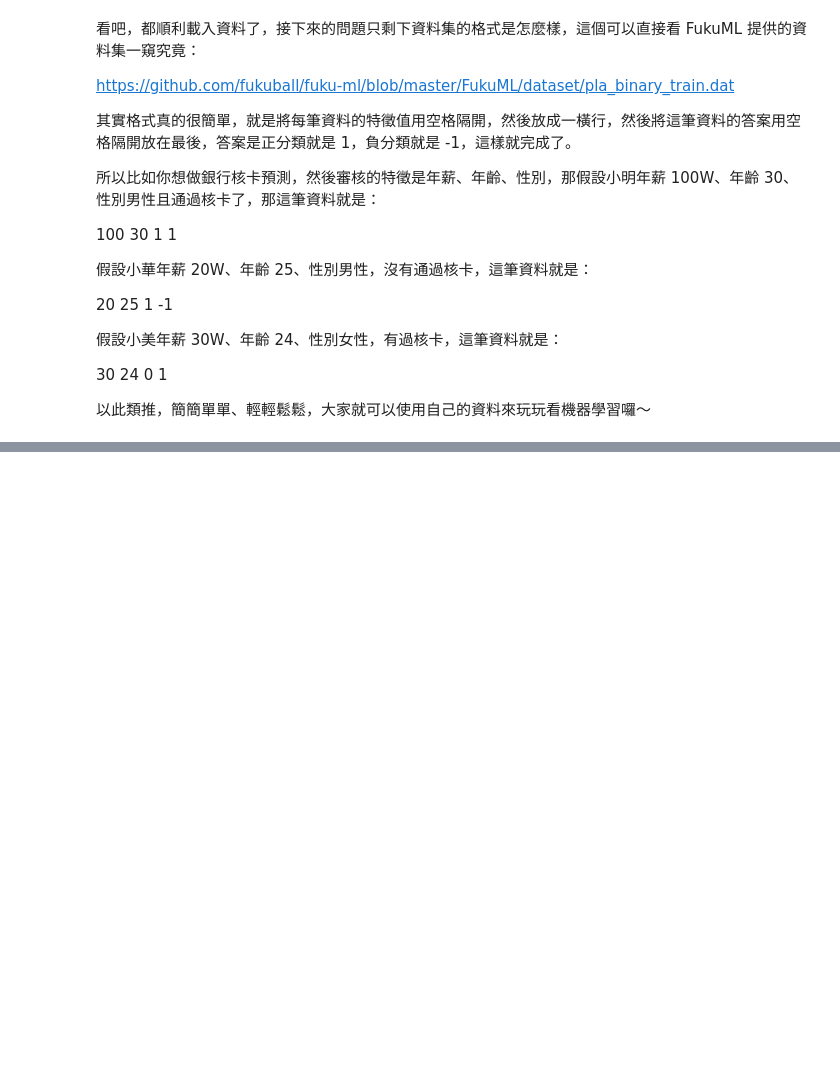
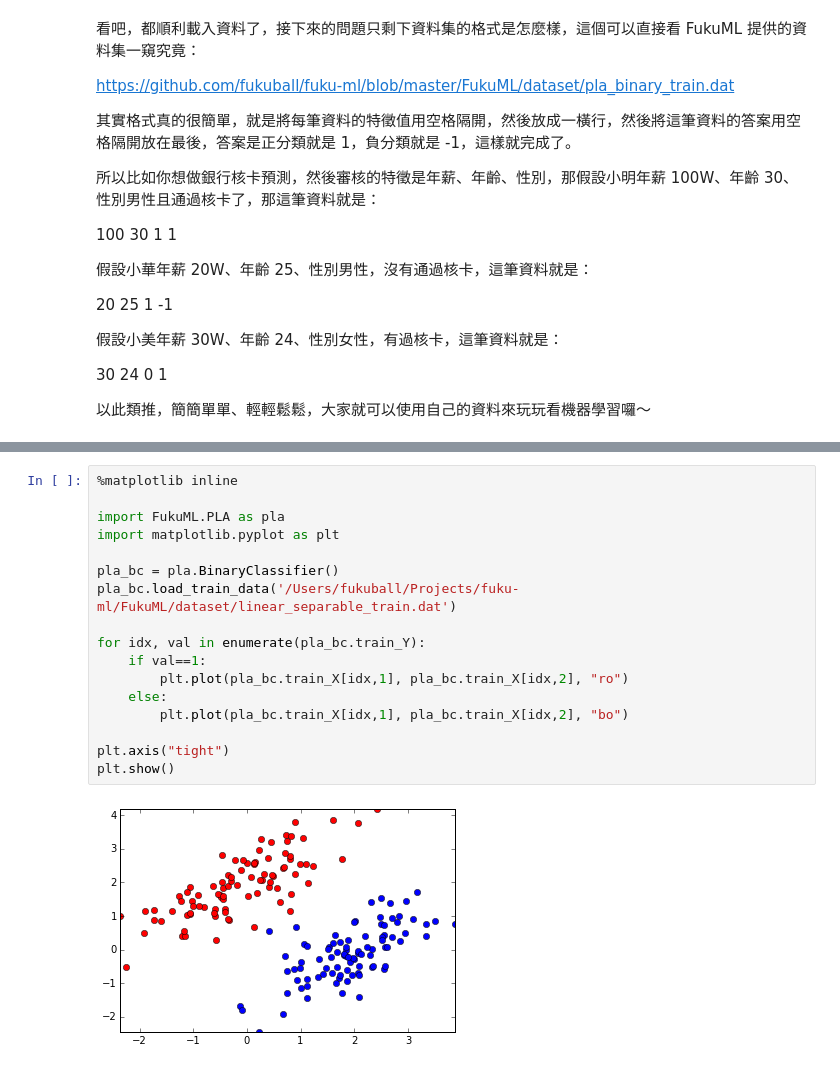
Before and after one commit to fukuball/fuku-ml, a Jupyter notebook: tutorial/Perceptron Binary Classification Learning Algorithm Tutorial.ipynb, the cells around one changed output, grey strips where cells are left out. Cells and saved outputs as stored; diff of their text form; blank space fills up the shorter version.

Commit message:
Update Perceptron Binary Classification Learning Algorithm Tutorial

```diff
--- a/tutorial/Perceptron Binary Classification Learning Algorithm Tutorial.ipynb
+++ b/tutorial/Perceptron Binary Classification Learning Algorithm Tutorial.ipynb
@@ -275,0 +282,19 @@ https://github.com/fukuball/fuku-ml/blob/master/FukuML/dataset/pla_binary_train.
+# %%
+%matplotlib inline
+
+import FukuML.PLA as pla
+import matplotlib.pyplot as plt
+
+pla_bc = pla.BinaryClassifier()
+pla_bc.load_train_data('/Users/fukuball/Projects/fuku-ml/FukuML/dataset/linear_separable_train.dat')
+
+for idx, val in enumerate(pla_bc.train_Y):
+    if val==1:
+        plt.plot(pla_bc.train_X[idx,1], pla_bc.train_X[idx,2], "ro")
+    else:
+        plt.plot(pla_bc.train_X[idx,1], pla_bc.train_X[idx,2], "bo")
+
+plt.axis("tight")
+plt.show()
+# %% [output]
+[figure, added]
```
Also changed, not shown: parts of 4 cells of this notebook, 2 other files.
